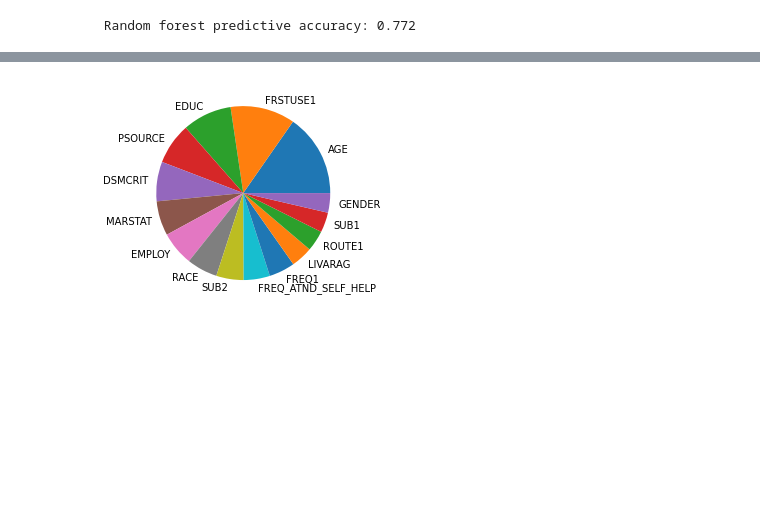
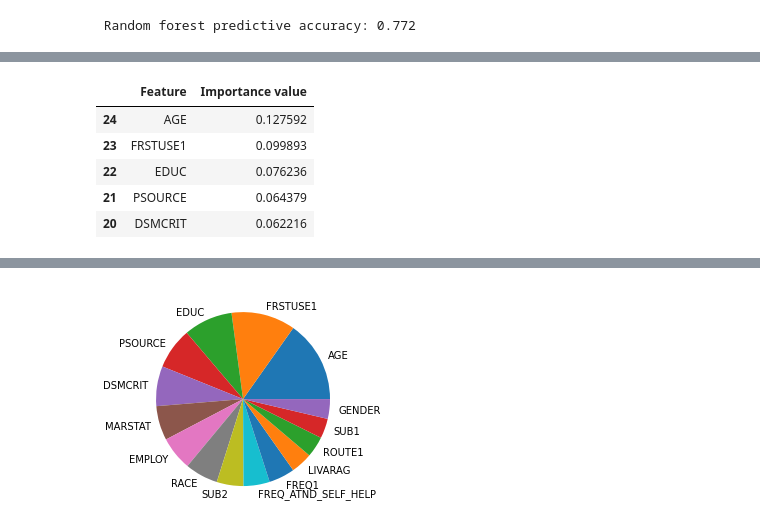
Before and after one commit to loudonadam/TEDS_Analysis, a Jupyter notebook: TEDS_ml_model.ipynb, the cells around one changed output, grey strips where cells are left out. Cells and saved outputs as stored; diff of their text form; code cells hidden in the pictures; blank space fills up the shorter version.

Commit message:
Updated code with refactoring to remove copy warnings and added export of model features to database

```diff
--- a/TEDS_ml_model.ipynb
+++ b/TEDS_ml_model.ipynb
@@ -229,3 +229,19 @@ rf_cm_df
+# %%
+# Get the feature importances
+feature_importances = rf_model.feature_importances_
+
+# Create data frame of feature importances
+features = sorted(zip(X.columns, rf_model.feature_importances_), key = lambda x: x[1])
+features_df = pd.DataFrame(features, columns=["Feature", "Importance value"]).sort_values(['Importance value'], ascending=False)
+
+features_df.head()
+# %% [output]
+|  | Feature | Importance value |
+| 24 | AGE | 0.127592 |
+| 23 | FRSTUSE1 | 0.099893 |
+| 22 | EDUC | 0.076236 |
+| 21 | PSOURCE | 0.064379 |
+| 20 | DSMCRIT | 0.062216 |
 # %%
 # # Export model results to SQL database
 # from sqlalchemy import create_engine
```
Also changed, not shown: parts of 14 cells of this notebook, 1 other file.
